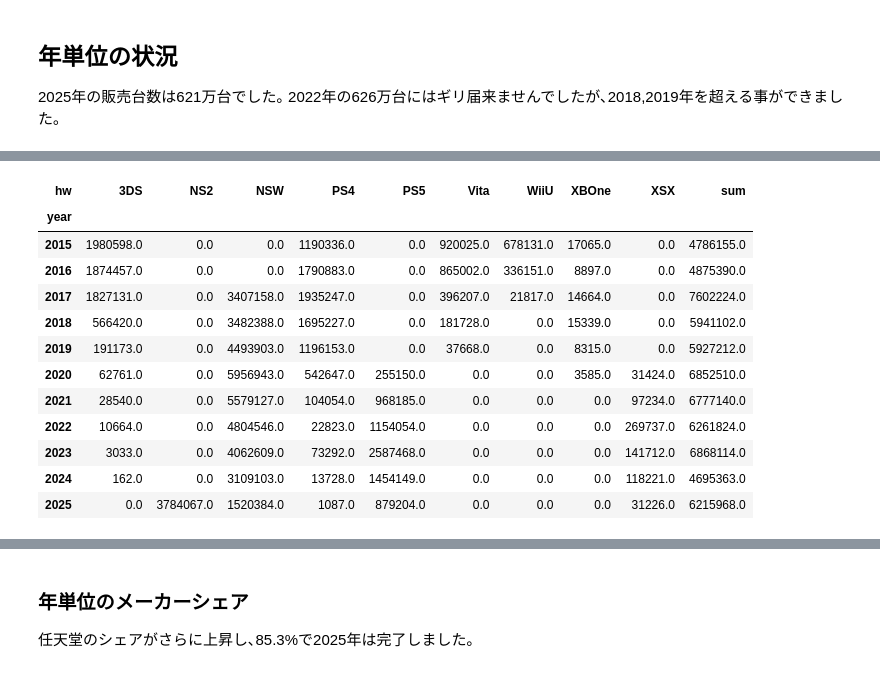
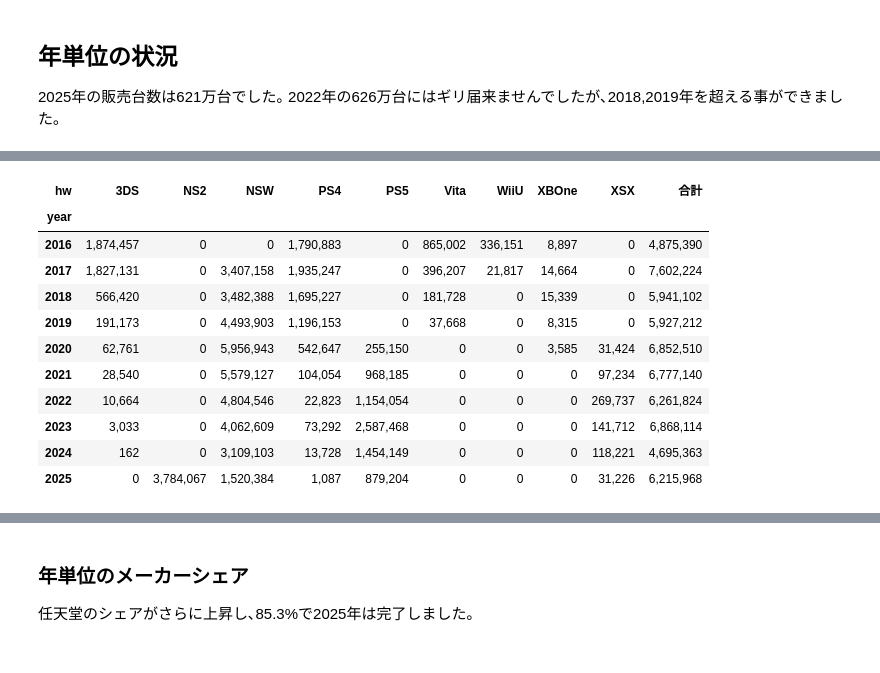
Before and after one commit to hidenden/gamedata, a Jupyter notebook: notebook/report/weekly_report.ipynb, the cells around one changed output, grey strips where cells are left out. Cells and saved outputs as stored; diff of their text form; code cells hidden in the pictures.

```diff
--- a/notebook/report/weekly_report.ipynb
+++ b/notebook/report/weekly_report.ipynb
@@ -296,17 +264,17 @@ Switch2は需要の強さを鑑みて年末集中よりは､
 # %%
-df["sum"] = df.sum(axis=1)
-df
+df["合計"] = df.sum(axis=1)
+yearly_style = ch.style_sales(df)
+display(yearly_style)
 # %% [output]
-| hw | 3DS | NS2 | NSW | PS4 | PS5 | Vita | WiiU | XBOne | XSX | sum |
+| hw | 3DS | NS2 | NSW | PS4 | PS5 | Vita | WiiU | XBOne | XSX | 合計 |
 | year |  |  |  |  |  |  |  |  |  |  |
-| 2015 | 1980598.0 | 0.0 | 0.0 | 1190336.0 | 0.0 | 920025.0 | 678131.0 | 17065.0 | 0.0 | 4786155.0 |
-| 2016 | 1874457.0 | 0.0 | 0.0 | 1790883.0 | 0.0 | 865002.0 | 336151.0 | 8897.0 | 0.0 | 4875390.0 |
-| 2017 | 1827131.0 | 0.0 | 3407158.0 | 1935247.0 | 0.0 | 396207.0 | 21817.0 | 14664.0 | 0.0 | 7602224.0 |
-| 2018 | 566420.0 | 0.0 | 3482388.0 | 1695227.0 | 0.0 | 181728.0 | 0.0 | 15339.0 | 0.0 | 5941102.0 |
-| 2019 | 191173.0 | 0.0 | 4493903.0 | 1196153.0 | 0.0 | 37668.0 | 0.0 | 8315.0 | 0.0 | 5927212.0 |
-| 2020 | 62761.0 | 0.0 | 5956943.0 | 542647.0 | 255150.0 | 0.0 | 0.0 | 3585.0 | 31424.0 | 6852510.0 |
-| 2021 | 28540.0 | 0.0 | 5579127.0 | 104054.0 | 968185.0 | 0.0 | 0.0 | 0.0 | 97234.0 | 6777140.0 |
-| 2022 | 10664.0 | 0.0 | 4804546.0 | 22823.0 | 1154054.0 | 0.0 | 0.0 | 0.0 | 269737.0 | 6261824.0 |
-| 2023 | 3033.0 | 0.0 | 4062609.0 | 73292.0 | 2587468.0 | 0.0 | 0.0 | 0.0 | 141712.0 | 6868114.0 |
-| 2024 | 162.0 | 0.0 | 3109103.0 | 13728.0 | 1454149.0 | 0.0 | 0.0 | 0.0 | 118221.0 | 4695363.0 |
-| 2025 | 0.0 | 3784067.0 | 1520384.0 | 1087.0 | 879204.0 | 0.0 | 0.0 | 0.0 | 31226.0 | 6215968.0 |
+| 2016 | 1,874,457 | 0 | 0 | 1,790,883 | 0 | 865,002 | 336,151 | 8,897 | 0 | 4,875,390 |
+| 2017 | 1,827,131 | 0 | 3,407,158 | 1,935,247 | 0 | 396,207 | 21,817 | 14,664 | 0 | 7,602,224 |
+| 2018 | 566,420 | 0 | 3,482,388 | 1,695,227 | 0 | 181,728 | 0 | 15,339 | 0 | 5,941,102 |
+| 2019 | 191,173 | 0 | 4,493,903 | 1,196,153 | 0 | 37,668 | 0 | 8,315 | 0 | 5,927,212 |
+| 2020 | 62,761 | 0 | 5,956,943 | 542,647 | 255,150 | 0 | 0 | 3,585 | 31,424 | 6,852,510 |
+| 2021 | 28,540 | 0 | 5,579,127 | 104,054 | 968,185 | 0 | 0 | 0 | 97,234 | 6,777,140 |
+| 2022 | 10,664 | 0 | 4,804,546 | 22,823 | 1,154,054 | 0 | 0 | 0 | 269,737 | 6,261,824 |
+| 2023 | 3,033 | 0 | 4,062,609 | 73,292 | 2,587,468 | 0 | 0 | 0 | 141,712 | 6,868,114 |
+| 2024 | 162 | 0 | 3,109,103 | 13,728 | 1,454,149 | 0 | 0 | 0 | 118,221 | 4,695,363 |
+| 2025 | 0 | 3,784,067 | 1,520,384 | 1,087 | 879,204 | 0 | 0 | 0 | 31,226 | 6,215,968 |
```
Also changed, not shown: parts of 35 cells of this notebook, 26 other files.
